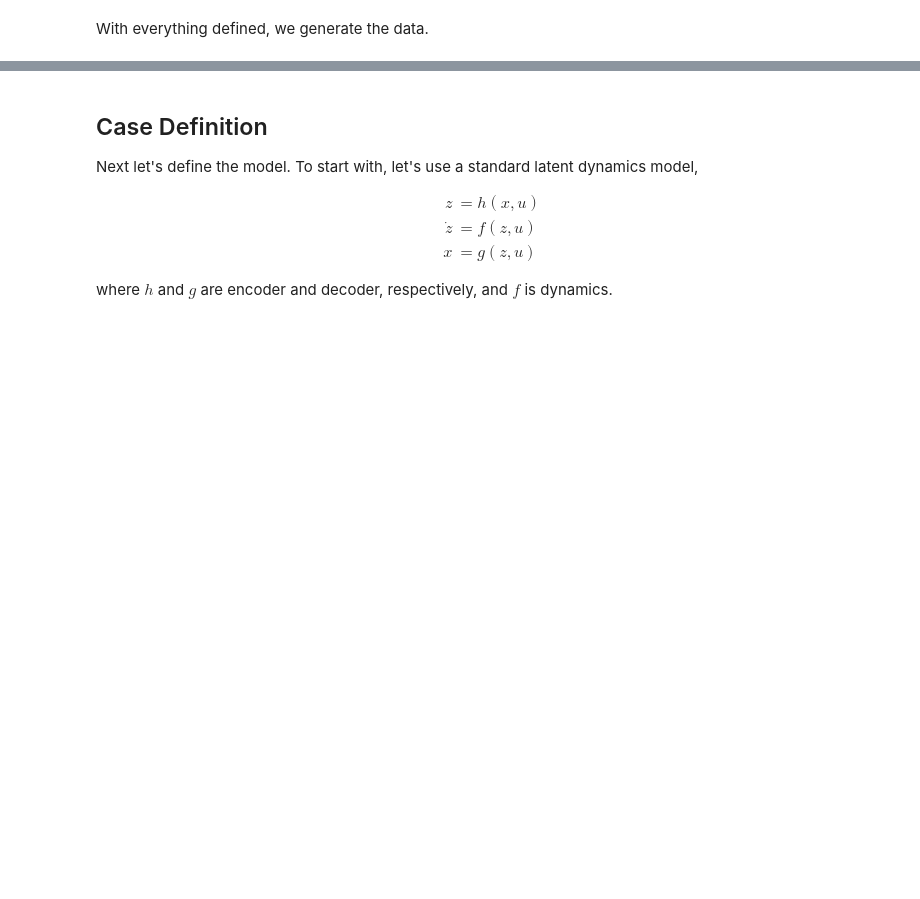
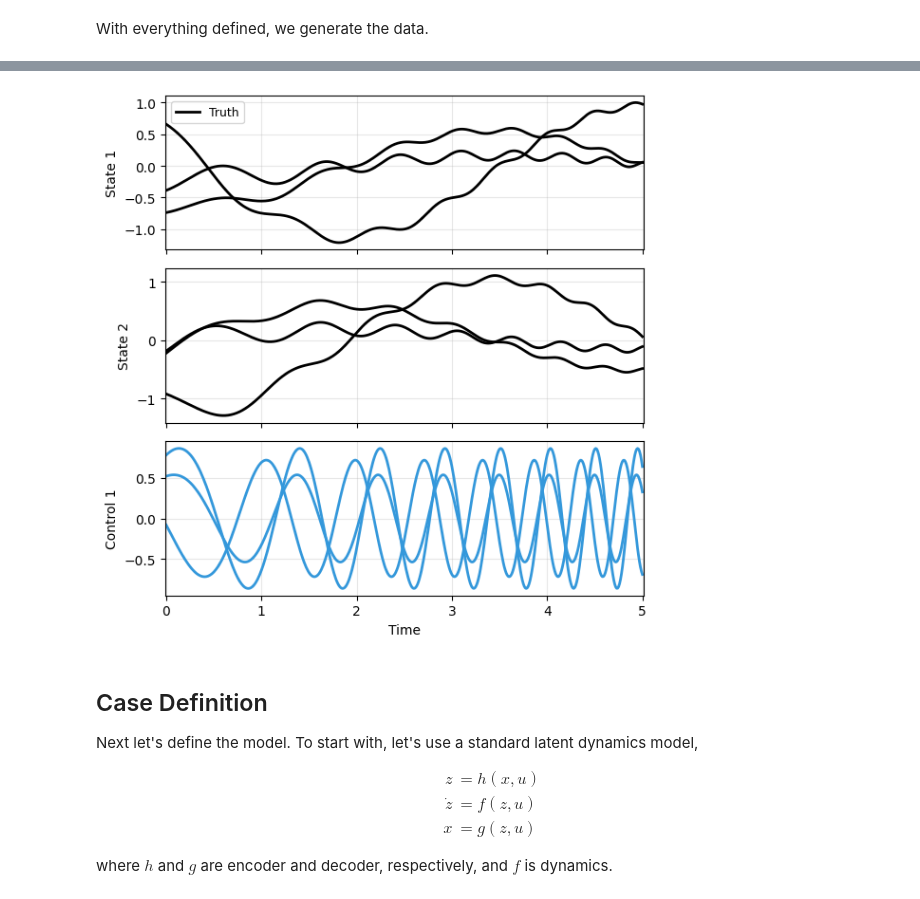
Before and after one commit to p-smith22/dymad-dev, a Jupyter notebook: examples/1d_oscillator/part1.ipynb, the cells around one changed output, grey strips where cells are left out. Saved outputs shown, nothing was run; the diff lists cells and outputs as text; code cells hidden in the pictures; blank space fills up the shorter version.

```diff
--- a/examples/1d_oscillator/part1.ipynb
+++ b/examples/1d_oscillator/part1.ipynb
@@ -117,3 +119,9 @@ plot_trajectory(
+# %%
+plot_multi_trajs(
+    np.array([xs[:3]]), ts[0], "sample",
+    us=us[:3], labels=['Truth'], ifclose=False)
+# %% [output]
+[figure, added]
 # %% [markdown]
 ## Case Definition
 
```
Also changed, not shown: parts of 12 cells of this notebook, 2 other files.
